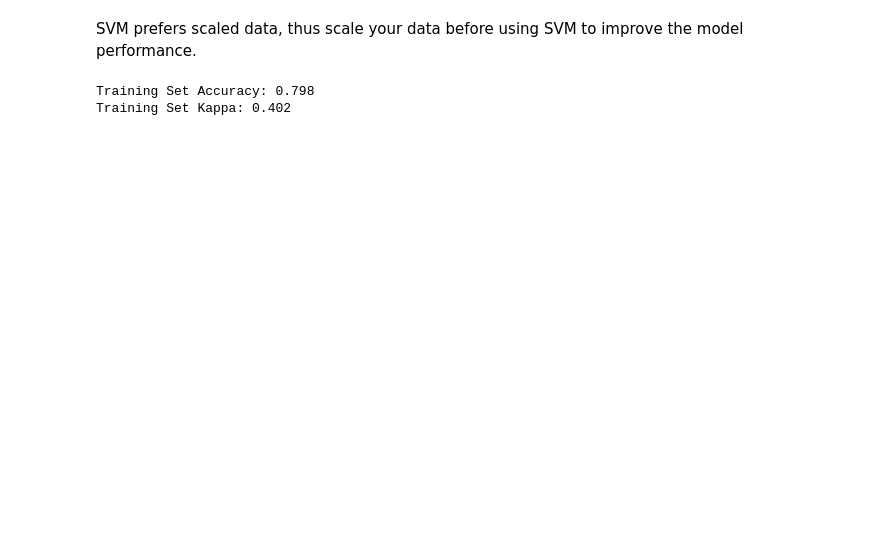
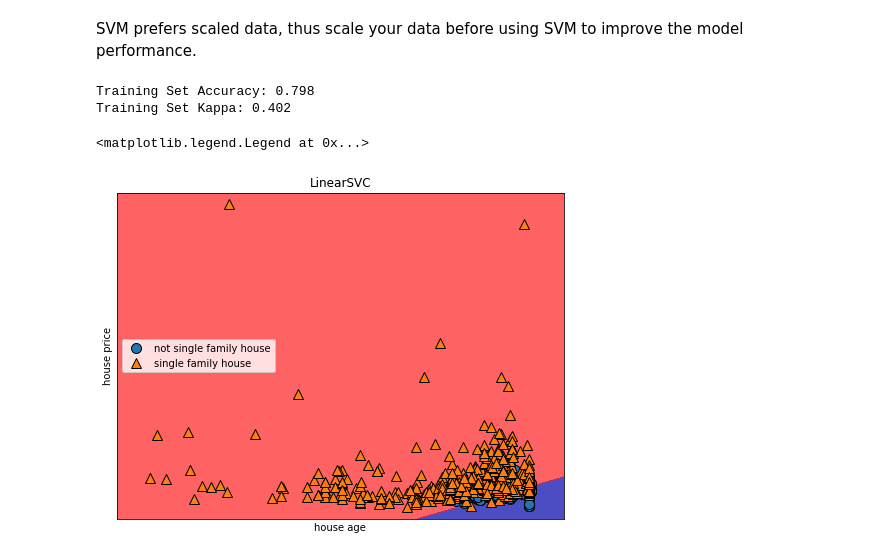
Before and after one commit to Goagekido/480, a Jupyter notebook: Lab5_Code.ipynb, the cells around one changed output. Cells and saved outputs as stored; diff of their text form; code cells hidden in the pictures; blank space fills up the shorter version.

```diff
--- a/Lab5_Code.ipynb
+++ b/Lab5_Code.ipynb
@@ -120,3 +120,14 @@ print ("Training Set Kappa: {:.3f}".format(cohen_kappa_score(y,y_predict)))
 # %% [output]
 Training Set Accuracy: 0.798
 Training Set Kappa: 0.402
+# %%
+fig, ax = plt.subplots(figsize=(8, 6))
+mglearn.plots.plot_2d_separator(linear_svm, X_scaled, fill=True, eps=0.5,ax=ax, alpha=.7)
+mglearn.discrete_scatter(X_scaled[:, 0], X_scaled[:, 1], y, ax=ax)
+plt.title("{}".format(linear_svm.__class__.__name__))
+plt.xlabel("house age")
+plt.ylabel("house price")
+plt.legend(['not single family house','single family house'])
+# %% [output]
+<matplotlib.legend.Legend at 0x...>
+[figure, added]
```
Also changed, not shown: parts of 4 cells of this notebook.
